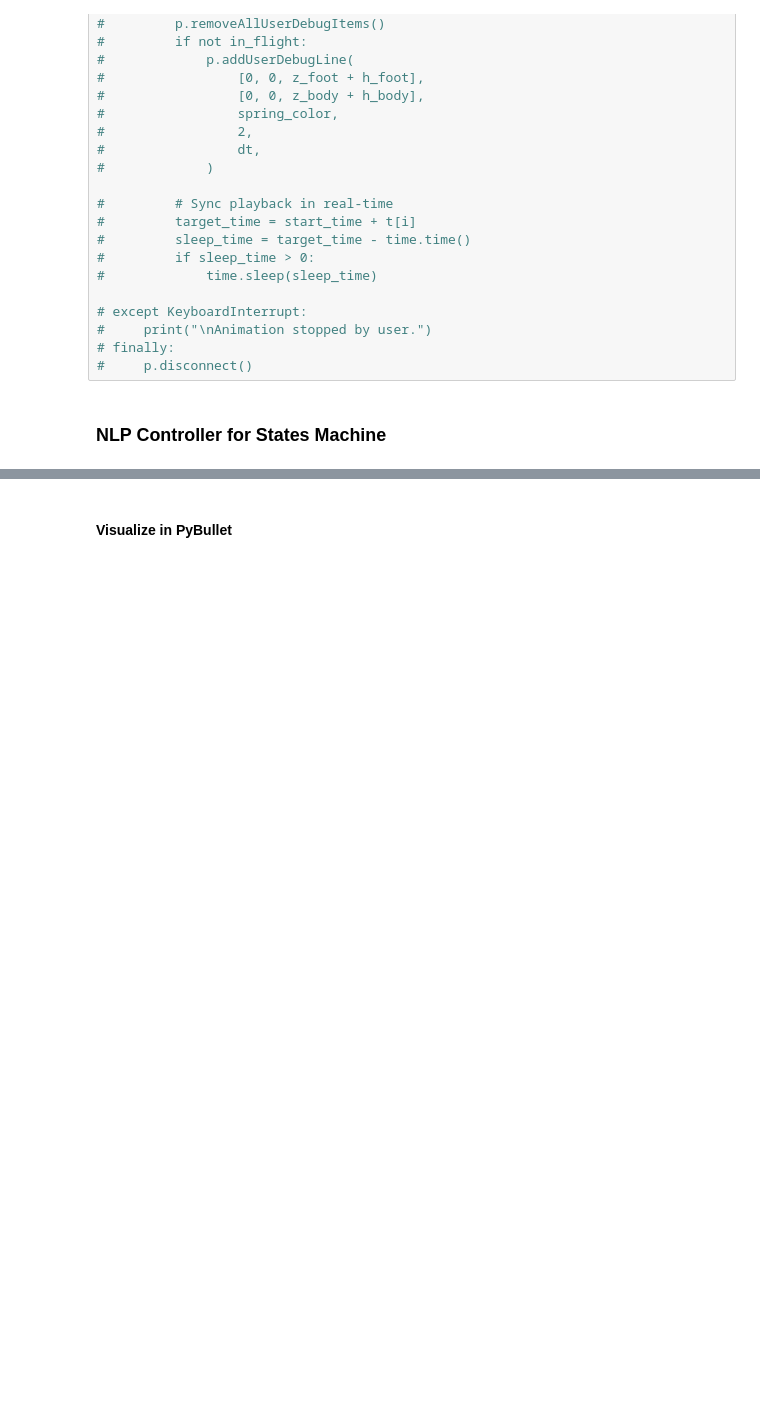
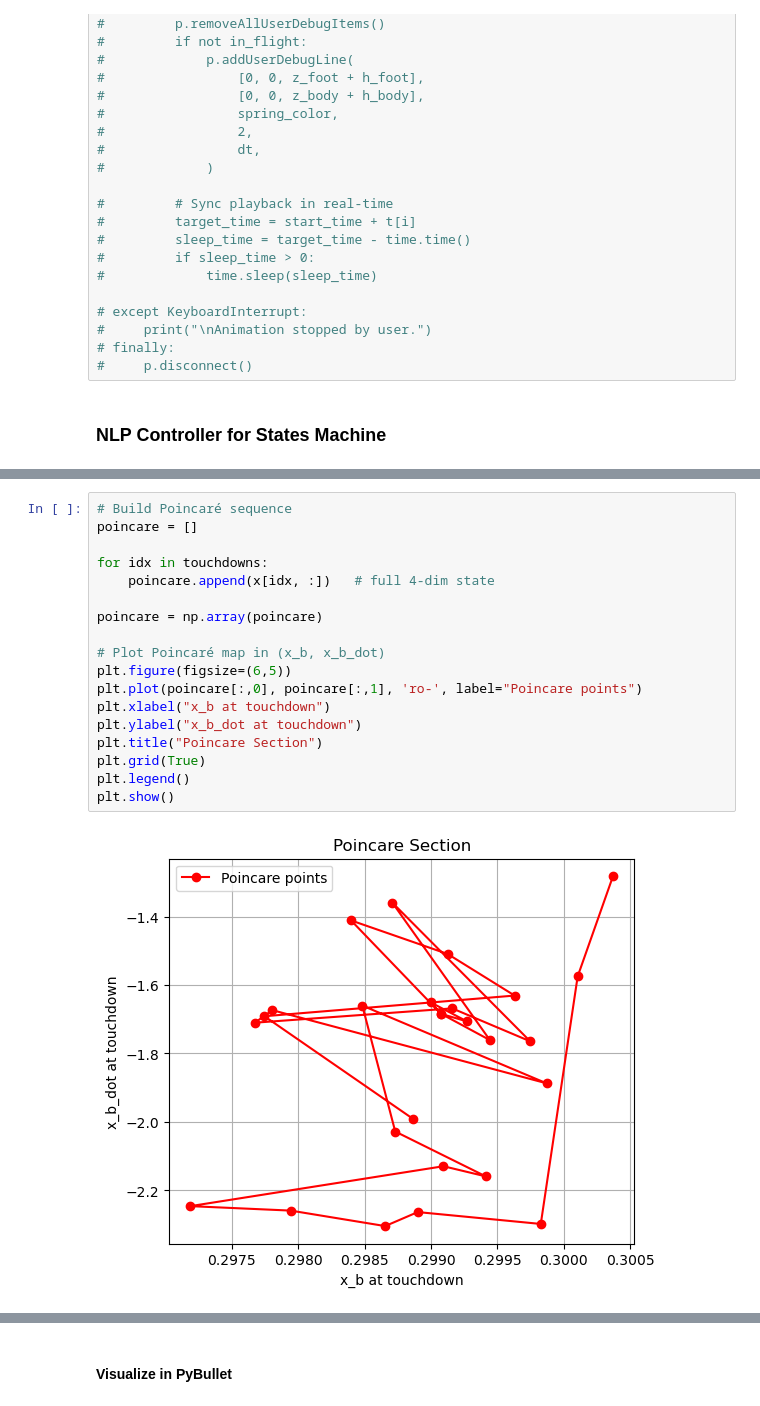
Before and after one commit to thecleverbanana/hopper_sim, a Jupyter notebook: notebooks/GRP_hopper.ipynb, the cells around one changed output, grey strips where cells are left out. Drawn from its saved outputs; the diff is of its cells as text; blank space fills up the shorter version.

```diff
--- a/notebooks/GRP_hopper.ipynb
+++ b/notebooks/GRP_hopper.ipynb
@@ -630,3 +679,23 @@ plt.legend()
+# %%
+# Build Poincaré sequence
+poincare = []
+
+for idx in touchdowns:
+    poincare.append(x[idx, :])   # full 4-dim state
+
+poincare = np.array(poincare)
+
+# Plot Poincaré map in (x_b, x_b_dot)
+plt.figure(figsize=(6,5))
+plt.plot(poincare[:,0], poincare[:,1], 'ro-', label="Poincare points")
+plt.xlabel("x_b at touchdown")
+plt.ylabel("x_b_dot at touchdown")
+plt.title("Poincare Section")
+plt.grid(True)
+plt.legend()
+plt.show()
+# %% [output]
+[figure, added]
 # %%
 # ============================================================
 # Phase Plots (added)
```
Also changed, not shown: parts of 7 cells of this notebook, 15 other files.
